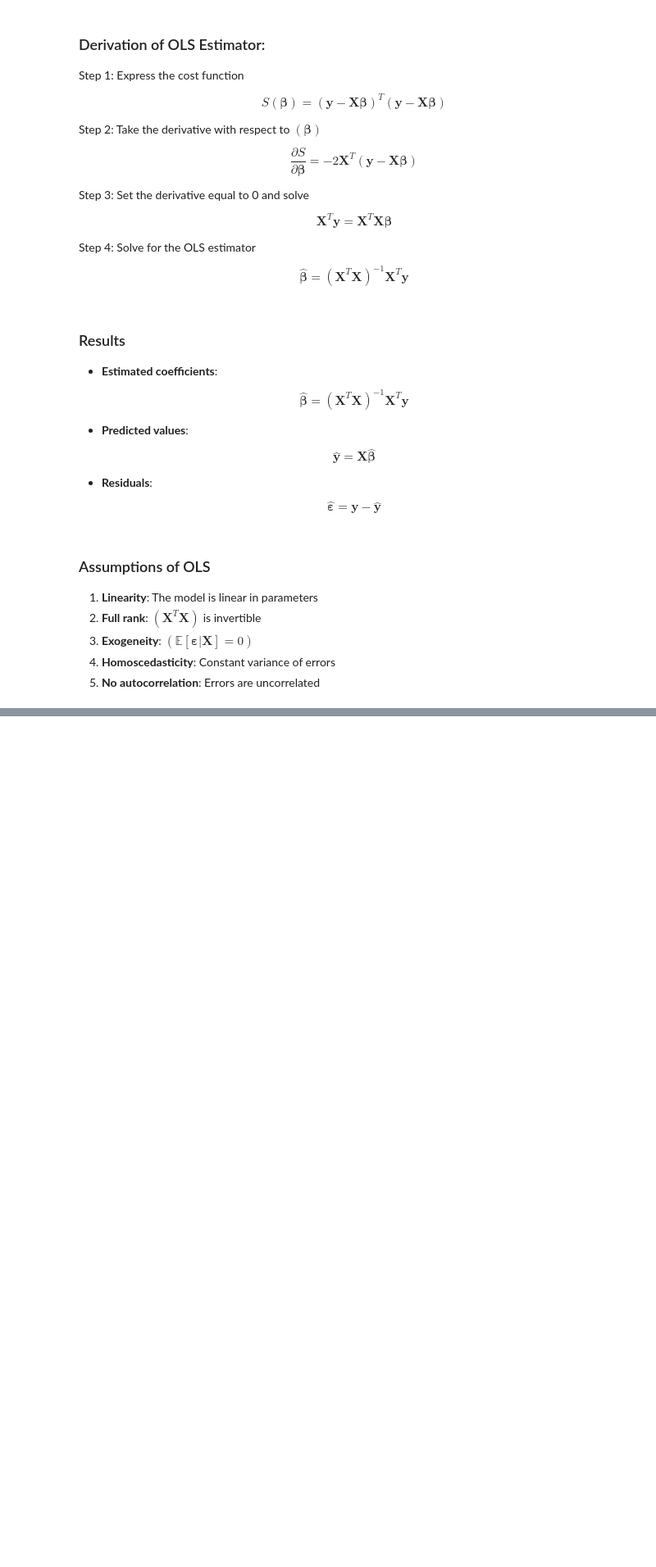
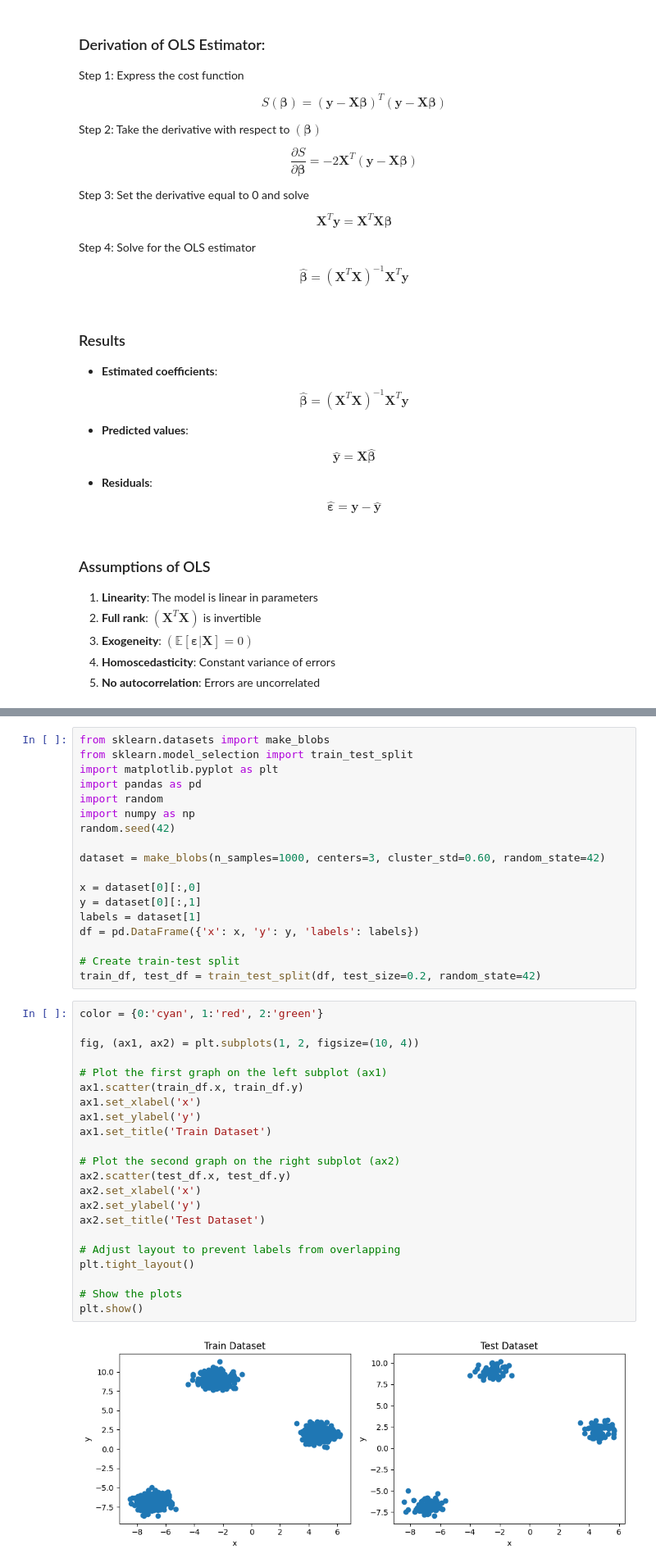
Before and after one commit to ashishvinodkumar/InterviewPrep, a Jupyter notebook: 02_ML_Review.ipynb, the cells around one changed output, grey strips where cells are left out. Shown: that part at 82% size. Saved outputs shown, nothing was run; the diff lists cells and outputs as text; blank space fills up the shorter version.

```diff
--- a/02_ML_Review.ipynb
+++ b/02_ML_Review.ipynb
@@ -177,0 +275,42 @@ $$
+# %%
+from sklearn.datasets import make_blobs
+from sklearn.model_selection import train_test_split
+import matplotlib.pyplot as plt
+import pandas as pd
+import random
+import numpy as np
+random.seed(42)
+
+dataset = make_blobs(n_samples=1000, centers=3, cluster_std=0.60, random_state=42)
+
+x = dataset[0][:,0]
+y = dataset[0][:,1]
+labels = dataset[1]
+df = pd.DataFrame({'x': x, 'y': y, 'labels': labels})
+
+# Create train-test split
+train_df, test_df = train_test_split(df, test_size=0.2, random_state=42)
+# %%
+color = {0:'cyan', 1:'red', 2:'green'}
+
+fig, (ax1, ax2) = plt.subplots(1, 2, figsize=(10, 4))
+
+# Plot the first graph on the left subplot (ax1)
+ax1.scatter(train_df.x, train_df.y)
+ax1.set_xlabel('x')
+ax1.set_ylabel('y')
+ax1.set_title('Train Dataset')
+
+# Plot the second graph on the right subplot (ax2)
+ax2.scatter(test_df.x, test_df.y)
+ax2.set_xlabel('x')
+ax2.set_ylabel('y')
+ax2.set_title('Test Dataset')
+
+# Adjust layout to prevent labels from overlapping
+plt.tight_layout()
+
+# Show the plots
+plt.show()
+# %% [output]
+[figure, added]
```
Also changed, not shown: parts of 12 cells of this notebook, 4 other files.
